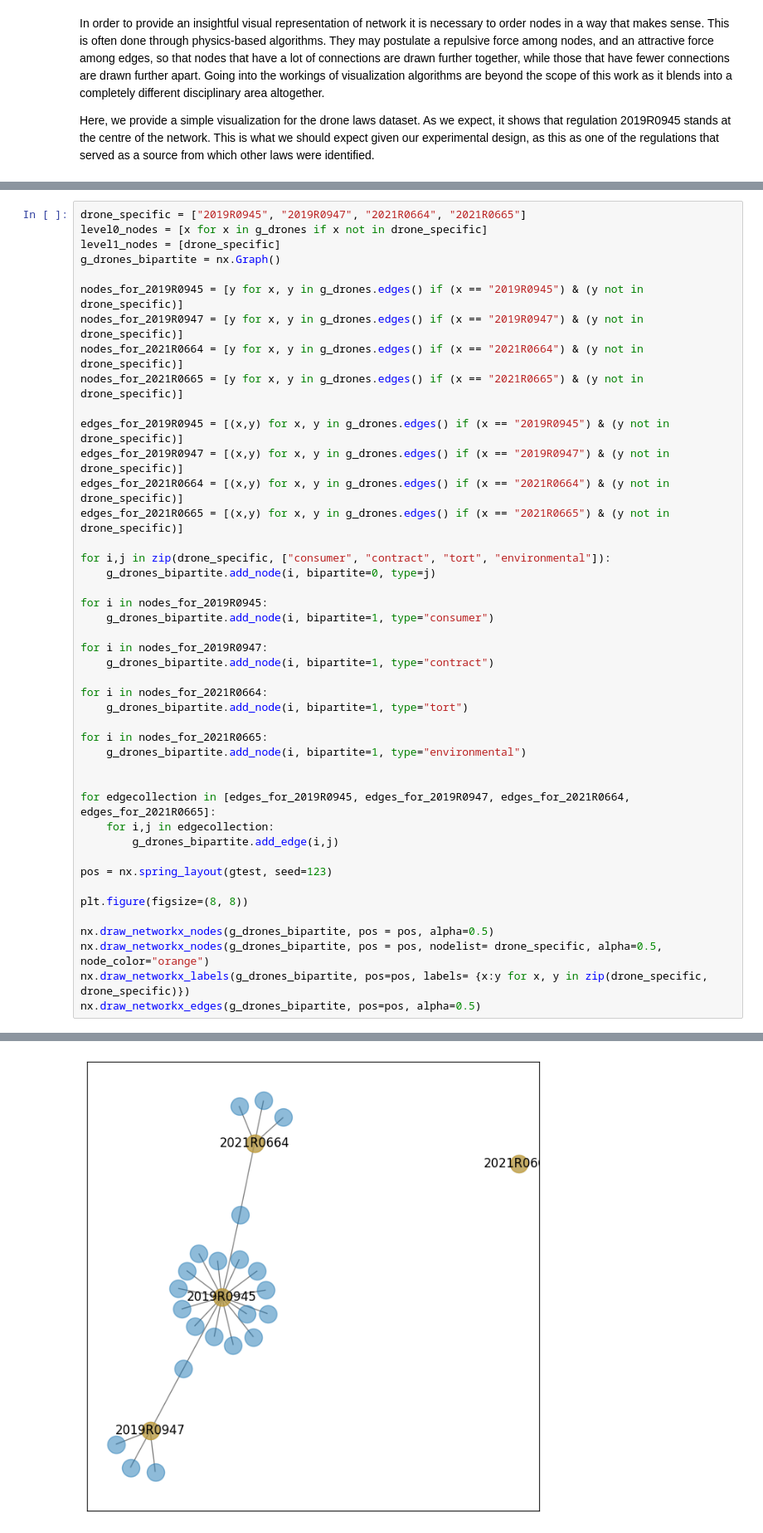
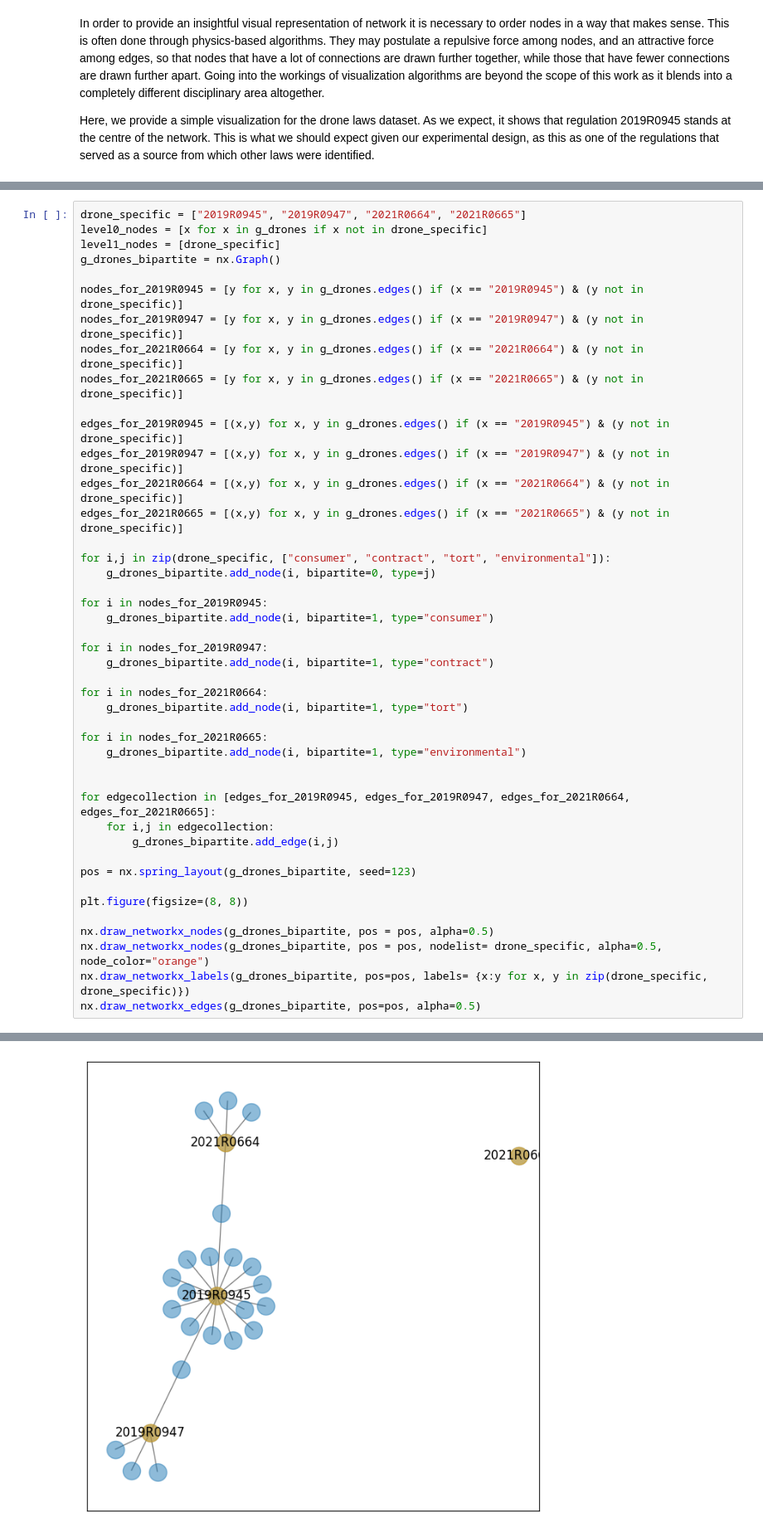
Before and after one commit to MaastrichtUniversityPress/legal-network-textbook, a Jupyter notebook: book/content/Chapter_2_Key_Concepts.ipynb, the cells around one changed output, grey strips where cells are left out. Shown at 83% size. Cells and saved outputs as stored; diff of their text form.

```diff
--- a/book/content/Chapter_2_Key_Concepts.ipynb
+++ b/book/content/Chapter_2_Key_Concepts.ipynb
@@ -90,35 +90,35 @@ edges_for_2021R0665 = [(x,y) for x, y in g_drones.edges() if (x == "2021R0665")
 
 for i,j in zip(drone_specific, ["consumer", "contract", "tort", "environmental"]):
     g_drones_bipartite.add_node(i, bipartite=0, type=j)
 
 for i in nodes_for_2019R0945:
     g_drones_bipartite.add_node(i, bipartite=1, type="consumer")
 
 for i in nodes_for_2019R0947:
     g_drones_bipartite.add_node(i, bipartite=1, type="contract")
 
 for i in nodes_for_2021R0664:
     g_drones_bipartite.add_node(i, bipartite=1, type="tort")
 
 for i in nodes_for_2021R0665:
     g_drones_bipartite.add_node(i, bipartite=1, type="environmental")
 
 
 for edgecollection in [edges_for_2019R0945, edges_for_2019R0947, edges_for_2021R0664, edges_for_2021R0665]:
     for i,j in edgecollection:
         g_drones_bipartite.add_edge(i,j)
 
-pos = nx.spring_layout(gtest, seed=123)
+pos = nx.spring_layout(g_drones_bipartite, seed=123)
 
 plt.figure(figsize=(8, 8))
 
 nx.draw_networkx_nodes(g_drones_bipartite, pos = pos, alpha=0.5)
 nx.draw_networkx_nodes(g_drones_bipartite, pos = pos, nodelist= drone_specific, alpha=0.5, node_color="orange")
 nx.draw_networkx_labels(g_drones_bipartite, pos=pos, labels= {x:y for x, y in zip(drone_specific, drone_specific)})
 nx.draw_networkx_edges(g_drones_bipartite, pos=pos, alpha=0.5)
 # %% [output]
 <matplotlib.collections.LineCollection at 0x...>
-[figure, old version]
+[figure, new version]
 # %% [markdown]
 This bipartite relation can be used to create a projected network, where one of the two levels is flattened into the other, so that now it records the number of shared nodes between the "pivots". Here we do this, but the result is quite uninformative, as it can be seen with the naked eye. However for larger or more convoluted networks, it can provide analytical gains.
 
```
Also changed, not shown: parts of 7 cells of this notebook.
